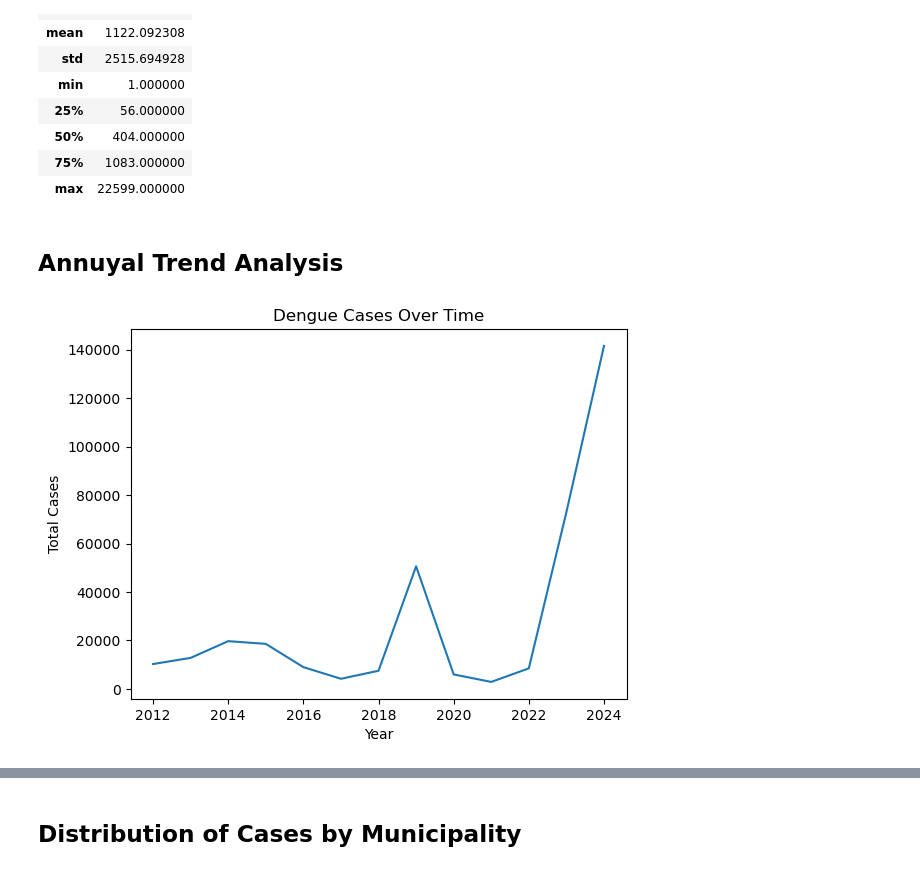
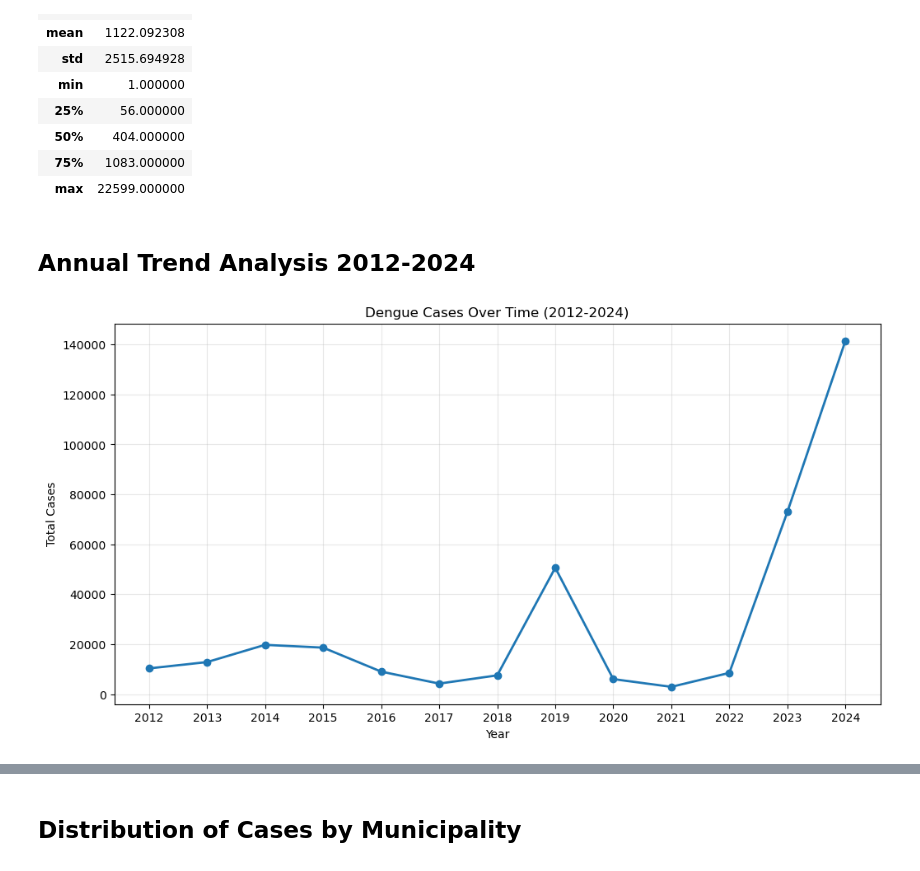
Before and after one commit to medranow/data-analyst-portfolio, a Jupyter notebook: 1_sql_salud_enfermedad/notebook/01_dengue_temporal_analysis.ipynb, the cells around one changed output, grey strips where cells are left out. Drawn from its saved outputs; the diff is of its cells as text; code cells hidden in the pictures.

Commit message:
Data Analysis almost complete. Need to work on a few paragraphs and 2 graphs

```diff
--- a/1_sql_salud_enfermedad/notebook/01_dengue_temporal_analysis.ipynb
+++ b/1_sql_salud_enfermedad/notebook/01_dengue_temporal_analysis.ipynb
@@ -50,16 +51,16 @@ municipality.describe()
 | 75% | 1083.000000 |
 | max | 22599.000000 |
 # %% [markdown]
-## Annuyal Trend Analysis
+## Annual Trend Analysis 2012-2024
 # %%
-cases_year = year_totals[(year_totals['year'] >= 2012) & (year_totals['year'] <= 2024)].sort_values('year')
+cases_year = year_totals.sort_values('year')
 plt.figure(figsize=(12, 6))
 plt.plot(cases_year['year'], cases_year['total_cases'], marker='o', linewidth=2)
 plt.xlabel('Year')
 plt.ylabel('Total Cases')
 plt.title('Dengue Cases Over Time (2012-2024)')
 plt.xticks(cases_year['year'])
 plt.grid(True, alpha=0.3)
 plt.show()
 # %% [output]
-[figure, old version]
+[figure, new version]
```
Also changed, not shown: parts of 11 cells of this notebook.
